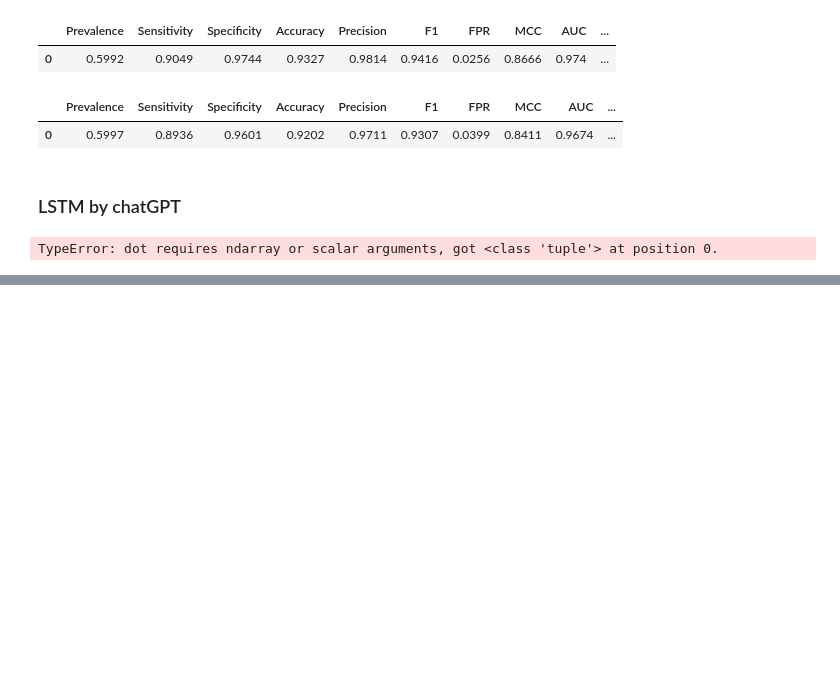
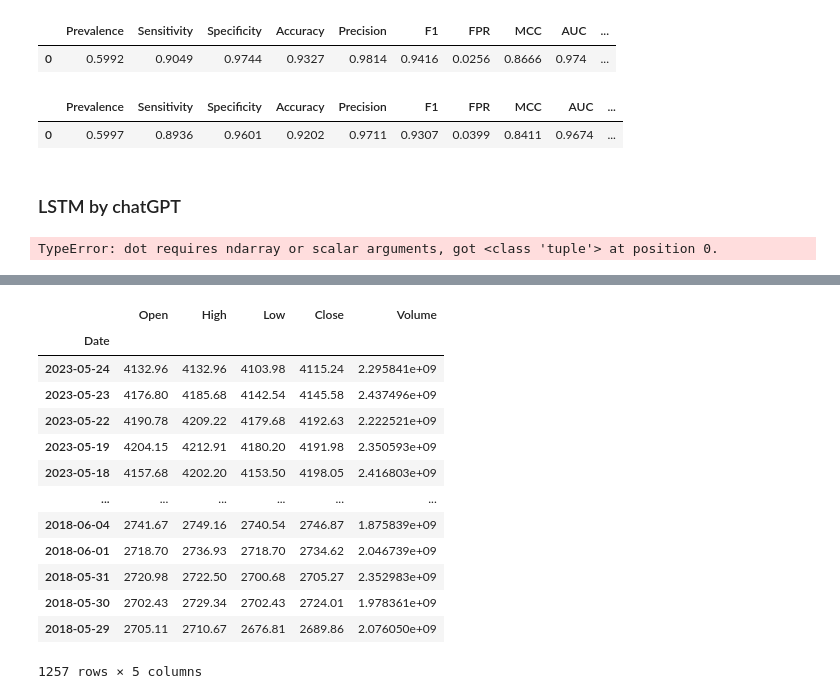
Before and after one commit to asalomatov/options, a Jupyter notebook: notebooks/jax.ipynb, the cells around one changed output, grey strips where cells are left out. Saved outputs shown, nothing was run; the diff lists cells and outputs as text; code cells hidden in the pictures; blank space fills up the shorter version.

Commit message:
pandas_datareader for financial data

```diff
--- a/notebooks/jax.ipynb
+++ b/notebooks/jax.ipynb
@@ -1043,0 +1072,25 @@ TypeError: dot requires ndarray or scalar arguments, got <class 'tuple'> at posi
+# %%
+#stock = 'MSFT'
+symbol = 'WIKI/AAPL'  # or 'AAPL.US'
+start = datetime(2019, 1, 1)
+
+#df = web.DataReader(symbol, data_source='quandl', start=start)
+df = web.DataReader('^DJI', 'stooq')
+df = web.DataReader('^SPX', 'stooq')
+# %%
+df
+# %% [output]
+|  | Open | High | Low | Close | Volume |
+| Date |  |  |  |  |  |
+| 2023-05-24 | 4132.96 | 4132.96 | 4103.98 | 4115.24 | 2.295841e+09 |
+| 2023-05-23 | 4176.80 | 4185.68 | 4142.54 | 4145.58 | 2.437496e+09 |
+| 2023-05-22 | 4190.78 | 4209.22 | 4179.68 | 4192.63 | 2.222521e+09 |
+| 2023-05-19 | 4204.15 | 4212.91 | 4180.20 | 4191.98 | 2.350593e+09 |
+| 2023-05-18 | 4157.68 | 4202.20 | 4153.50 | 4198.05 | 2.416803e+09 |
+| ... | ... | ... | ... | ... | ... |
+| 2018-06-04 | 2741.67 | 2749.16 | 2740.54 | 2746.87 | 1.875839e+09 |
+| 2018-06-01 | 2718.70 | 2736.93 | 2718.70 | 2734.62 | 2.046739e+09 |
+| 2018-05-31 | 2720.98 | 2722.50 | 2700.68 | 2705.27 | 2.352983e+09 |
+| 2018-05-30 | 2702.43 | 2729.34 | 2702.43 | 2724.01 | 1.978361e+09 |
+| 2018-05-29 | 2705.11 | 2710.67 | 2676.81 | 2689.86 | 2.076050e+09 |
+1257 rows × 5 columns
```
Also changed, not shown: parts of 10 cells of this notebook.
